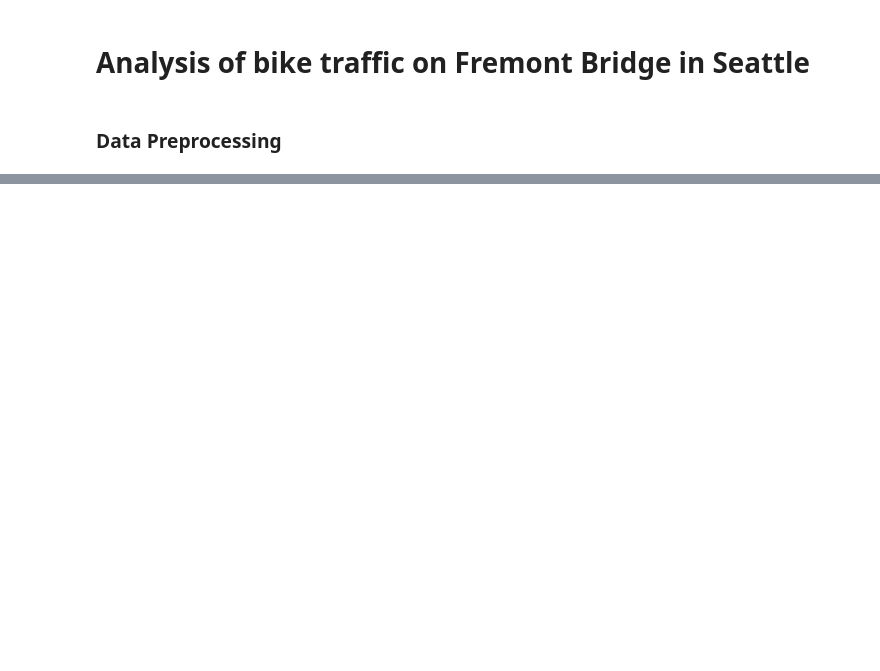
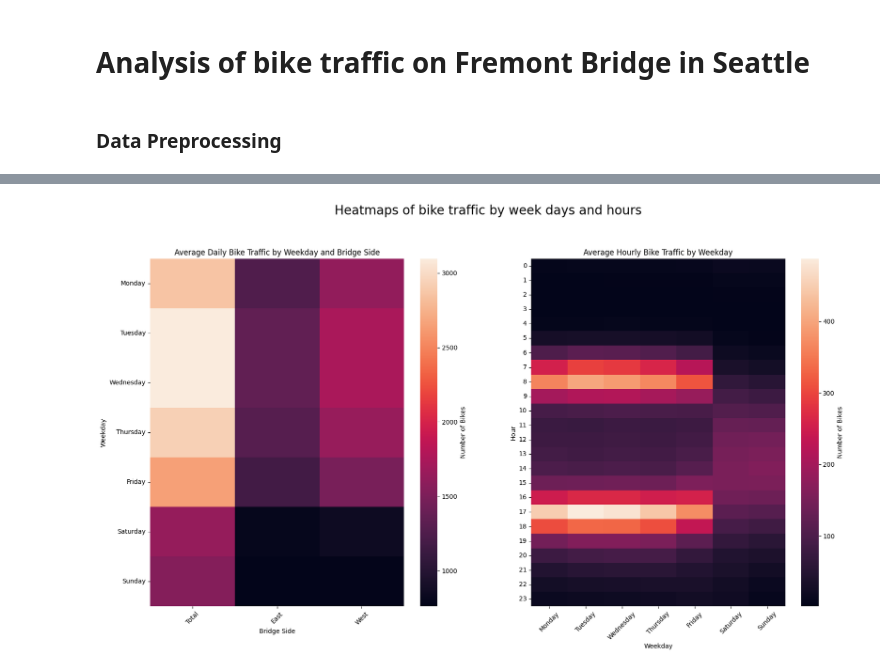
Before and after one commit to bartlomiejkozka/Fremont-bike-analysis, a Jupyter notebook: Fremont-bike-traffic.ipynb, the cells around one changed output, grey strips where cells are left out. Cells and saved outputs as stored; diff of their text form; code cells hidden in the pictures; blank space fills up the shorter version.

```diff
--- a/Fremont-bike-traffic.ipynb
+++ b/Fremont-bike-traffic.ipynb
@@ -37,0 +186,8 @@ False
+# %%
+bike_traffic_by_weekday_data = daily_bike_traffic_data.groupby(daily_bike_traffic_data.index.weekday).agg({"Total": "mean", "West": "mean", "East": "mean"})
+bike_traffic_by_weekday_data.index = ['Monday', 'Tuesday', 'Wednesday', 'Thursday', 'Friday', 'Saturday', 'Sunday']
+bike_traffic_by_weekday_data.index.name = "Day"
+bike_traffic_by_weekday_data = bike_traffic_by_weekday_data[['Total', 'East', 'West']]
+
+styled_bike_traffic_by_weekday_data = bike_traffic_by_weekday_data.style.format(precision=0).hide(bike_traffic_by_weekday_data.index[3:-3], axis=0)
+styled_bike_traffic_by_weekday_data
@@ -37,0 +203,20 @@ False
+# %%
+products = [['Monday', 'Tuesday', 'Wednesday', 'Thursday', 'Friday', 'Saturday', 'Sunday'], ['Total', 'East', 'West']]
+columns = pd.MultiIndex.from_product(products)
+weekday_hourly_bike_traffic_data = pd.DataFrame(index=bike_traffic_data.index.hour, columns=columns)
+
+for idx, i in enumerate(products[0]):
+    weekday_data = bike_traffic_data[bike_traffic_data.index.weekday == idx]
+    for side in ['Total', 'East', 'West']:
+        weekday_hourly_bike_traffic_data[i, side] = weekday_data.groupby(weekday_data.index.hour).agg({side: "mean"})
+
+weekday_hourly_bike_traffic_data.index.name = "Hour"
+weekday_hourly_bike_traffic_data.index = pd.to_datetime(weekday_hourly_bike_traffic_data.index, format='%H')
+weekday_hourly_bike_traffic_data.index = weekday_hourly_bike_traffic_data.index.strftime('%H')
+weekday_hourly_bike_traffic_data.index = weekday_hourly_bike_traffic_data.index.astype(int)
+weekday_hourly_bike_traffic_data = weekday_hourly_bike_traffic_data[:24]
+
+weekday_hourly_total_bike_traffic_data = weekday_hourly_bike_traffic_data.xs('Total', level=1, axis=1)
+
+styled_weekday_hourly_bike_traffic_data = weekday_hourly_bike_traffic_data.style.format(precision=0).hide(weekday_hourly_bike_traffic_data.index[3:-3], axis=0)
+styled_weekday_hourly_bike_traffic_data
@@ -37,0 +233,19 @@ False
+# %%
+fig, axs = plt.subplots(nrows=1, ncols=2, figsize=(20, 10), facecolor='white')
+fig.suptitle('Heatmaps of bike traffic by week days and hours', fontsize=20, y=1.0)
+fig.subplots_adjust(hspace=0.3)
+
+ylabels = ['Weekday', 'Hour']
+xlabels = ['Bridge Side', 'Weekday']
+titles = ['Average Daily Bike Traffic by Weekday and Bridge Side', 'Average Hourly Bike Traffic by Weekday']
+for i, data in enumerate([bike_traffic_by_weekday_data, weekday_hourly_total_bike_traffic_data]):
+    sns.heatmap(data, cbar_kws={'label': 'Number of Bikes'}, ax=axs[i])
+    axs[i].set_xticklabels(axs[i].get_xticklabels(), rotation=45)
+    axs[i].set_yticklabels(axs[i].get_yticklabels(), rotation=0)
+    axs[i].set_title(titles[i])
+    axs[i].set_xlabel(xlabels[i])
+    axs[i].set_ylabel(ylabels[i])
+
+plt.show()
+# %% [output]
+[figure, added]
```
Also changed, not shown: parts of 38 cells of this notebook, 4 other files.
